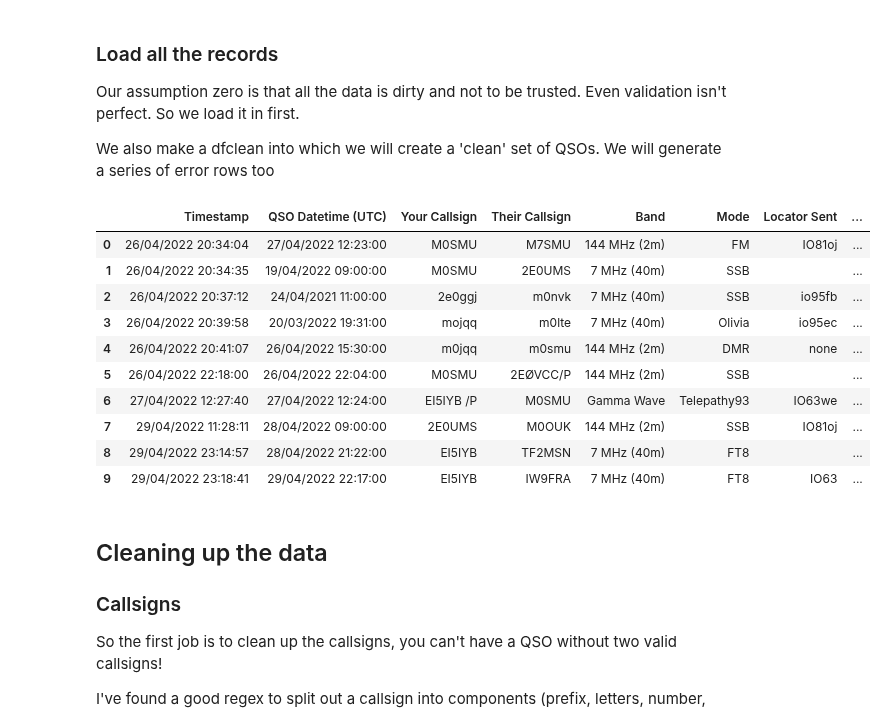
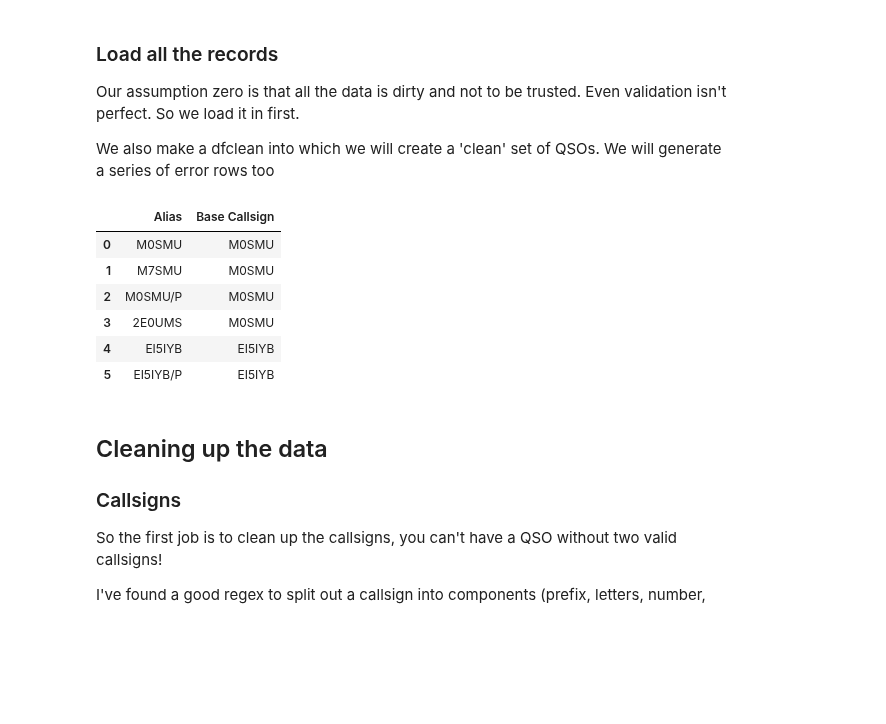
Before and after one commit to smurphboy/WAllOARC, a Jupyter notebook: WorkedAllOARC.ipynb, the cells around one changed output. Drawn from its saved outputs; the diff is of its cells as text; code cells hidden in the pictures; blank space fills up the shorter version.

Commit message:
Callsign aliases

```diff
--- a/WorkedAllOARC.ipynb
+++ b/WorkedAllOARC.ipynb
@@ -59,18 +59,16 @@ def create_keyfile_dict():
     return variables_keys
 if os.environ.get('NETLIFY'):
     gc = gs.service_account_from_dict(create_keyfile_dict())
-    sh = gc.open_by_url('https://docs.google.com/spreadsheets/d/1dpciJGykIvwxHWgWrw_KTVi10EisyUZ6cah962oaStI/edit?usp=sharing')
-    ws = sh.worksheet('Form responses 1')
 elif 'COLAB_GPU' in os.environ:
     auth.authenticate_user()
     creds, _ = default()
     gc = gs.authorize(creds)
-    sh = gc.open_by_url('https://docs.google.com/spreadsheets/d/1dpciJGykIvwxHWgWrw_KTVi10EisyUZ6cah962oaStI/edit?usp=sharing')
-    ws = sh.worksheet('Form responses 1')
 else:
     gc = gs.service_account(filename='../workedalloarc-53ba91a71aa2.json')
-    sh = gc.open_by_url('https://docs.google.com/spreadsheets/d/1dpciJGykIvwxHWgWrw_KTVi10EisyUZ6cah962oaStI/edit?usp=sharing')
-    ws = sh.worksheet('Form responses 1')
+sh = gc.open_by_url('https://docs.google.com/spreadsheets/d/1dpciJGykIvwxHWgWrw_KTVi10EisyUZ6cah962oaStI/edit?usp=sharing')
+ws = sh.worksheet('Form responses 1')
+sh2 = gc.open_by_url('https://docs.google.com/spreadsheets/d/1n6HCnGL-5z9RSuMO7bu5Un3iND_H2TEmj7brkdfnl8c/edit?usp=sharing')
+ws2 = sh2.worksheet('Map')
 # %% [markdown]
 ### Load all the records
 
@@ -81,19 +79,17 @@ We also make a dfclean into which we will create a 'clean' set of QSOs. We will
 # %%
 df = pd.DataFrame(ws.get_all_records())
 dfclean = df.copy()
+csmap = pd.DataFrame(ws2.get_all_records())
 df.head(10)
+csmap.head(10)
 # %% [output]
-|  | Timestamp | QSO Datetime (UTC) | Your Callsign | Their Callsign | Band | Mode | Locator Sent | ... |
-| 0 | 26/04/2022 20:34:04 | 27/04/2022 12:23:00 | M0SMU | M7SMU | 144 MHz (2m) | FM | IO81oj | ... |
-| 1 | 26/04/2022 20:34:35 | 19/04/2022 09:00:00 | M0SMU | 2E0UMS | 7 MHz (40m) | SSB |  | ... |
-| 2 | 26/04/2022 20:37:12 | 24/04/2021 11:00:00 | 2e0ggj | m0nvk | 7 MHz (40m) | SSB | io95fb | ... |
-| 3 | 26/04/2022 20:39:58 | 20/03/2022 19:31:00 | mojqq | m0lte | 7 MHz (40m) | Olivia | io95ec | ... |
-| 4 | 26/04/2022 20:41:07 | 26/04/2022 15:30:00 | m0jqq | m0smu | 144 MHz (2m) | DMR | none | ... |
-| 5 | 26/04/2022 22:18:00 | 26/04/2022 22:04:00 | M0SMU | 2EØVCC/P | 144 MHz (2m) | SSB |  | ... |
-| 6 | 27/04/2022 12:27:40 | 27/04/2022 12:24:00 | EI5IYB /P | M0SMU | Gamma Wave | Telepathy93 | IO63we | ... |
-| 7 | 29/04/2022 11:28:11 | 28/04/2022 09:00:00 | 2E0UMS | M0OUK | 144 MHz (2m) | SSB | IO81oj | ... |
-| 8 | 29/04/2022 23:14:57 | 28/04/2022 21:22:00 | EI5IYB | TF2MSN | 7 MHz (40m) | FT8 |  | ... |
-| 9 | 29/04/2022 23:18:41 | 29/04/2022 22:17:00 | EI5IYB | IW9FRA | 7 MHz (40m) | FT8 | IO63 | ... |
+|  | Alias | Base Callsign |
+| 0 | M0SMU | M0SMU |
+| 1 | M7SMU | M0SMU |
+| 2 | M0SMU/P | M0SMU |
+| 3 | 2E0UMS | M0SMU |
+| 4 | EI5IYB | EI5IYB |
+| 5 | EI5IYB/P | EI5IYB |
 # %% [markdown]
 ## Cleaning up the data
 
```
Also changed, not shown: parts of 9 cells of this notebook.
